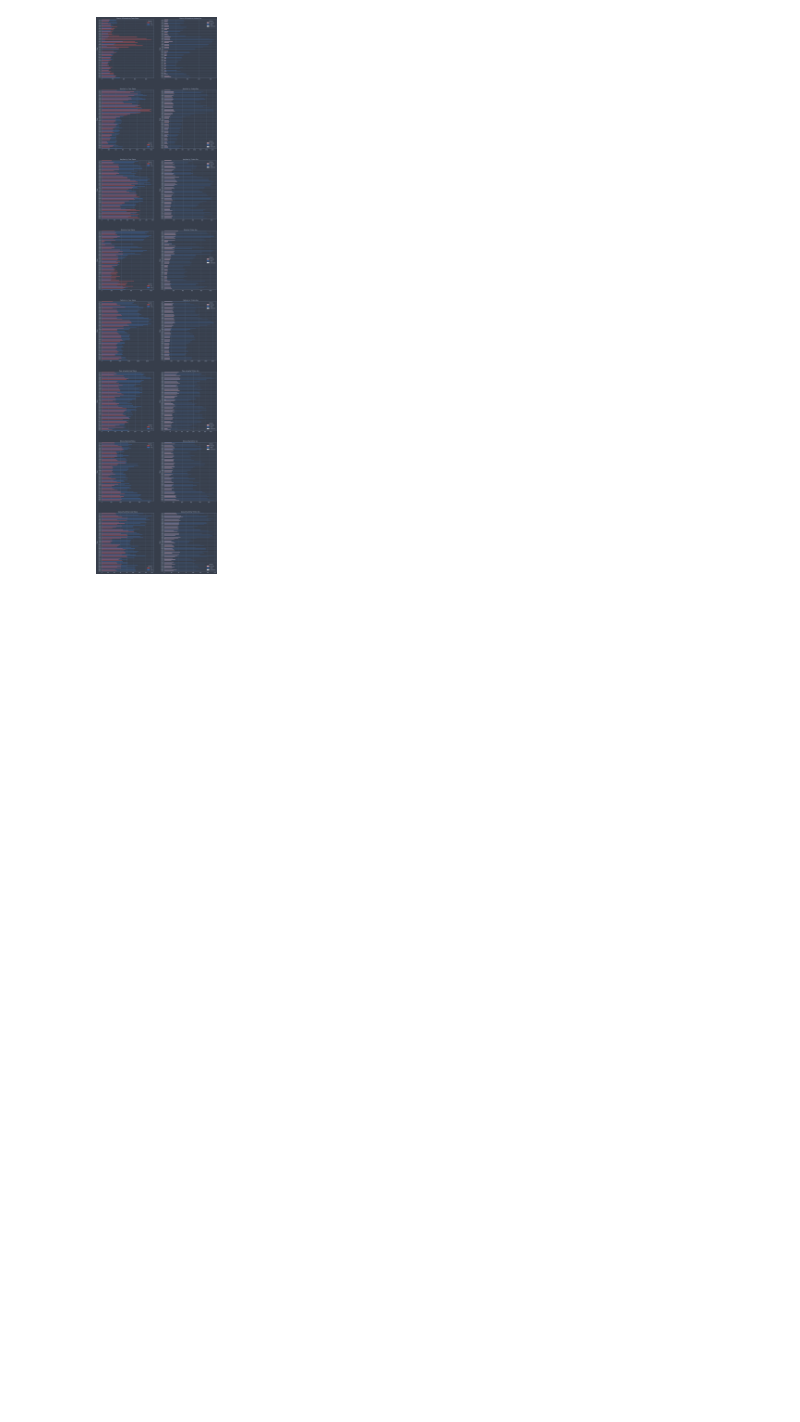
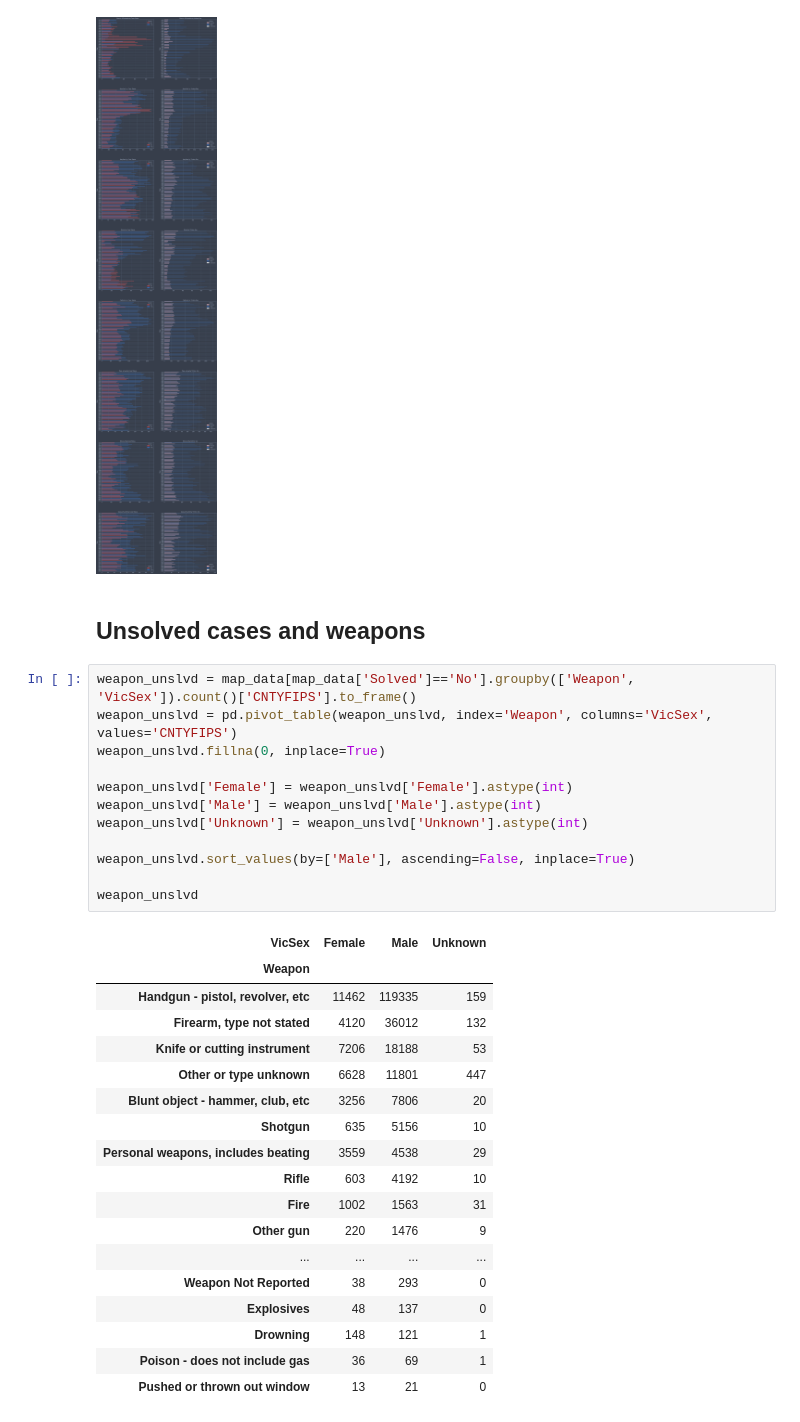
Before and after one commit to fadeeva/weird_projects, a Jupyter notebook: Serial_Killers/Data_from_MAP_II.ipynb, the cells around one changed output. Cells and saved outputs as stored; diff of their text form; blank space fills up the shorter version.

```diff
--- a/Serial_Killers/Data_from_MAP_II.ipynb
+++ b/Serial_Killers/Data_from_MAP_II.ipynb
@@ -86,3 +86,36 @@ def show_info_about_state(states):
 show_info_about_state(strange_states.index.to_list())
 # %% [output]
 [figure]
+# %% [markdown]
+## Unsolved cases and weapons
+# %%
+weapon_unslvd = map_data[map_data['Solved']=='No'].groupby(['Weapon', 'VicSex']).count()['CNTYFIPS'].to_frame()
+weapon_unslvd = pd.pivot_table(weapon_unslvd, index='Weapon', columns='VicSex', values='CNTYFIPS')
+weapon_unslvd.fillna(0, inplace=True)
+
+weapon_unslvd['Female'] = weapon_unslvd['Female'].astype(int)
+weapon_unslvd['Male'] = weapon_unslvd['Male'].astype(int)
+weapon_unslvd['Unknown'] = weapon_unslvd['Unknown'].astype(int)
+
+weapon_unslvd.sort_values(by=['Male'], ascending=False, inplace=True)
+
+weapon_unslvd
+# %% [output]
+| VicSex | Female | Male | Unknown |
+| Weapon |  |  |  |
+| Handgun - pistol, revolver, etc | 11462 | 119335 | 159 |
+| Firearm, type not stated | 4120 | 36012 | 132 |
+| Knife or cutting instrument | 7206 | 18188 | 53 |
+| Other or type unknown | 6628 | 11801 | 447 |
+| Blunt object - hammer, club, etc | 3256 | 7806 | 20 |
+| Shotgun | 635 | 5156 | 10 |
+| Personal weapons, includes beating | 3559 | 4538 | 29 |
+| Rifle | 603 | 4192 | 10 |
+| Fire | 1002 | 1563 | 31 |
+| Other gun | 220 | 1476 | 9 |
+| ... | ... | ... | ... |
+| Weapon Not Reported | 38 | 293 | 0 |
+| Explosives | 48 | 137 | 0 |
+| Drowning | 148 | 121 | 1 |
+| Poison - does not include gas | 36 | 69 | 1 |
+| Pushed or thrown out window | 13 | 21 | 0 |
```
Also changed, not shown: parts of 6 cells of this notebook.
